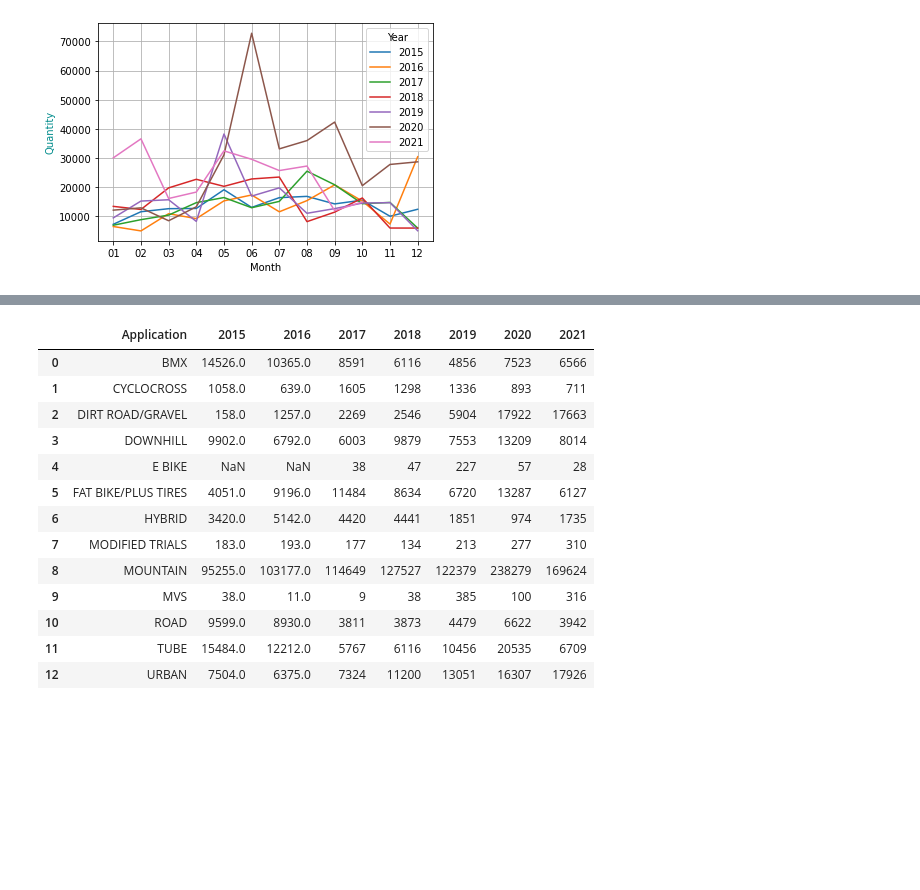
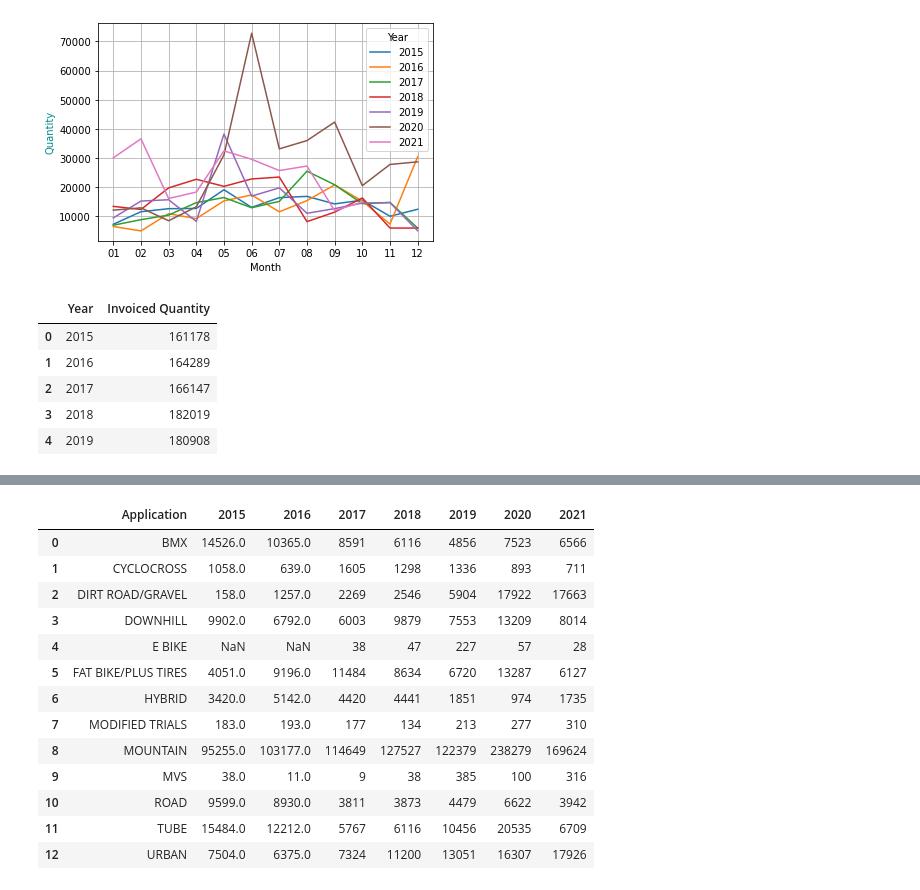
Before and after one commit to 2Delta/GT-Coding-Boot-Camp_Project-1, a Jupyter notebook: Project_01_BicycleSales_01.ipynb, the cells around one changed output, grey strips where cells are left out. Drawn from its saved outputs; the diff is of its cells as text; code cells hidden in the pictures; blank space fills up the shorter version.

```diff
--- a/Project_01_BicycleSales_01.ipynb
+++ b/Project_01_BicycleSales_01.ipynb
@@ -172,3 +172,16 @@ plt.grid()
 plt.show()
 # %% [output]
 [figure]
+# %%
+#using .groupby() and .sum() to get the year to invoiced quantity total
+combined_year = year_month_df.groupby(['Year'])['Invoiced Quantity'].sum().reset_index()
+#dropping year 2020 and 2021 during the covid year before calculating lineregression.
+combined_year_drop = combined_year.drop([5,6])
+combined_year_drop
+# %% [output]
+|  | Year | Invoiced Quantity |
+| 0 | 2015 | 161178 |
+| 1 | 2016 | 164289 |
+| 2 | 2017 | 166147 |
+| 3 | 2018 | 182019 |
+| 4 | 2019 | 180908 |
```
Also changed, not shown: parts of 1 cell of this notebook.
